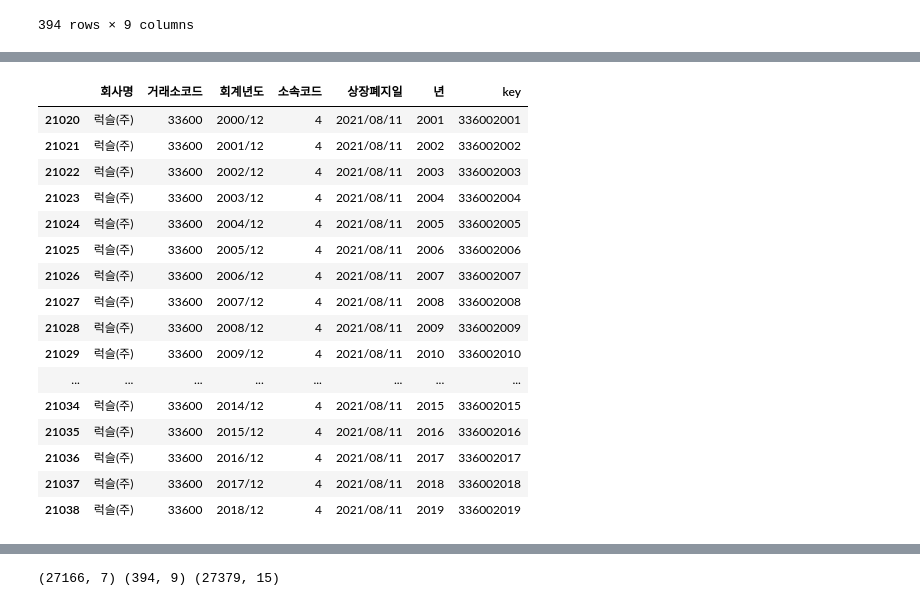
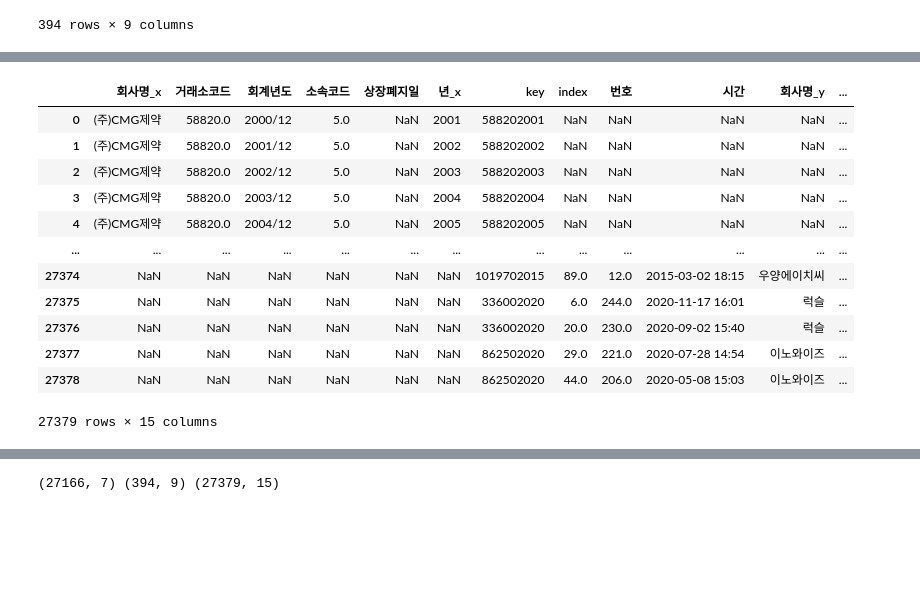
Before and after one commit to JxxHxxx/Ubion-CorporateBankruptcyAnalysis, a Jupyter notebook: Code/JH/prepro_bankruptcy.ipynb, the cells around one changed output, grey strips where cells are left out. Drawn from its saved outputs; the diff is of its cells as text; code cells hidden in the pictures; blank space fills up the shorter version.

```diff
--- a/Code/JH/prepro_bankruptcy.ipynb
+++ b/Code/JH/prepro_bankruptcy.ipynb
@@ -2,4 +2,5 @@
 import pandas as pd
 # %%
 bankrupt = pd.read_csv(r'C:\Users\JH\Desktop\Final\CBA\Data\kind_bankrupt.csv', index_col ='Unnamed: 0')
+train_full = pd.read_csv(r'C:\Users\JH\Desktop\코드_재무변수.csv', encoding='euc-kr')
 train = pd.read_csv(r'C:\Users\JH\Desktop\코드_재무변수.csv', encoding='euc-kr', usecols = ['회사명','거래소코드','회계년도','소속코드','상장폐지일'])
@@ -5,0 +25,3 @@ train = pd.read_csv(r'C:\Users\JH\Desktop\코드_재무변수.csv', encoding='eu
+# %%
+for i in range(267):
+    print(train_full.columns[i], train_full[train_full.columns[i]].isnull().sum())
@@ -64,22 +114,17 @@ bankrupt
 # %%
 tt = pd.merge(train, bankrupt, on='key', how = 'outer')
+tt
+# %% [output]
+|  | 회사명_x | 거래소코드 | 회계년도 | 소속코드 | 상장폐지일 | 년_x | key | index | 번호 | 시간 | 회사명_y | ... |
+| 0 | (주)CMG제약 | 58820.0 | 2000/12 | 5.0 | NaN | 2001 | 588202001 | NaN | NaN | NaN | NaN | ... |
+| 1 | (주)CMG제약 | 58820.0 | 2001/12 | 5.0 | NaN | 2002 | 588202002 | NaN | NaN | NaN | NaN | ... |
+| 2 | (주)CMG제약 | 58820.0 | 2002/12 | 5.0 | NaN | 2003 | 588202003 | NaN | NaN | NaN | NaN | ... |
+| 3 | (주)CMG제약 | 58820.0 | 2003/12 | 5.0 | NaN | 2004 | 588202004 | NaN | NaN | NaN | NaN | ... |
+| 4 | (주)CMG제약 | 58820.0 | 2004/12 | 5.0 | NaN | 2005 | 588202005 | NaN | NaN | NaN | NaN | ... |
+| ... | ... | ... | ... | ... | ... | ... | ... | ... | ... | ... | ... | ... |
+| 27374 | NaN | NaN | NaN | NaN | NaN | NaN | 1019702015 | 89.0 | 12.0 | 2015-03-02 18:15 | 우양에이치씨 | ... |
+| 27375 | NaN | NaN | NaN | NaN | NaN | NaN | 336002020 | 6.0 | 244.0 | 2020-11-17 16:01 | 럭슬 | ... |
+| 27376 | NaN | NaN | NaN | NaN | NaN | NaN | 336002020 | 20.0 | 230.0 | 2020-09-02 15:40 | 럭슬 | ... |
+| 27377 | NaN | NaN | NaN | NaN | NaN | NaN | 862502020 | 29.0 | 221.0 | 2020-07-28 14:54 | 이노와이즈 | ... |
+| 27378 | NaN | NaN | NaN | NaN | NaN | NaN | 862502020 | 44.0 | 206.0 | 2020-05-08 15:03 | 이노와이즈 | ... |
+27379 rows × 15 columns
-# %%
-train.loc[train['거래소코드'] == 33600.0]
-# %% [output]
-|  | 회사명 | 거래소코드 | 회계년도 | 소속코드 | 상장폐지일 | 년 | key |
-| 21020 | 럭슬(주) | 33600 | 2000/12 | 4 | 2021/08/11 | 2001 | 336002001 |
-| 21021 | 럭슬(주) | 33600 | 2001/12 | 4 | 2021/08/11 | 2002 | 336002002 |
-| 21022 | 럭슬(주) | 33600 | 2002/12 | 4 | 2021/08/11 | 2003 | 336002003 |
-| 21023 | 럭슬(주) | 33600 | 2003/12 | 4 | 2021/08/11 | 2004 | 336002004 |
-| 21024 | 럭슬(주) | 33600 | 2004/12 | 4 | 2021/08/11 | 2005 | 336002005 |
-| 21025 | 럭슬(주) | 33600 | 2005/12 | 4 | 2021/08/11 | 2006 | 336002006 |
-| 21026 | 럭슬(주) | 33600 | 2006/12 | 4 | 2021/08/11 | 2007 | 336002007 |
-| 21027 | 럭슬(주) | 33600 | 2007/12 | 4 | 2021/08/11 | 2008 | 336002008 |
-| 21028 | 럭슬(주) | 33600 | 2008/12 | 4 | 2021/08/11 | 2009 | 336002009 |
-| 21029 | 럭슬(주) | 33600 | 2009/12 | 4 | 2021/08/11 | 2010 | 336002010 |
-| ... | ... | ... | ... | ... | ... | ... | ... |
-| 21034 | 럭슬(주) | 33600 | 2014/12 | 4 | 2021/08/11 | 2015 | 336002015 |
-| 21035 | 럭슬(주) | 33600 | 2015/12 | 4 | 2021/08/11 | 2016 | 336002016 |
-| 21036 | 럭슬(주) | 33600 | 2016/12 | 4 | 2021/08/11 | 2017 | 336002017 |
-| 21037 | 럭슬(주) | 33600 | 2017/12 | 4 | 2021/08/11 | 2018 | 336002018 |
-| 21038 | 럭슬(주) | 33600 | 2018/12 | 4 | 2021/08/11 | 2019 | 336002019 |
```
Also changed, not shown: parts of 27 cells of this notebook.
